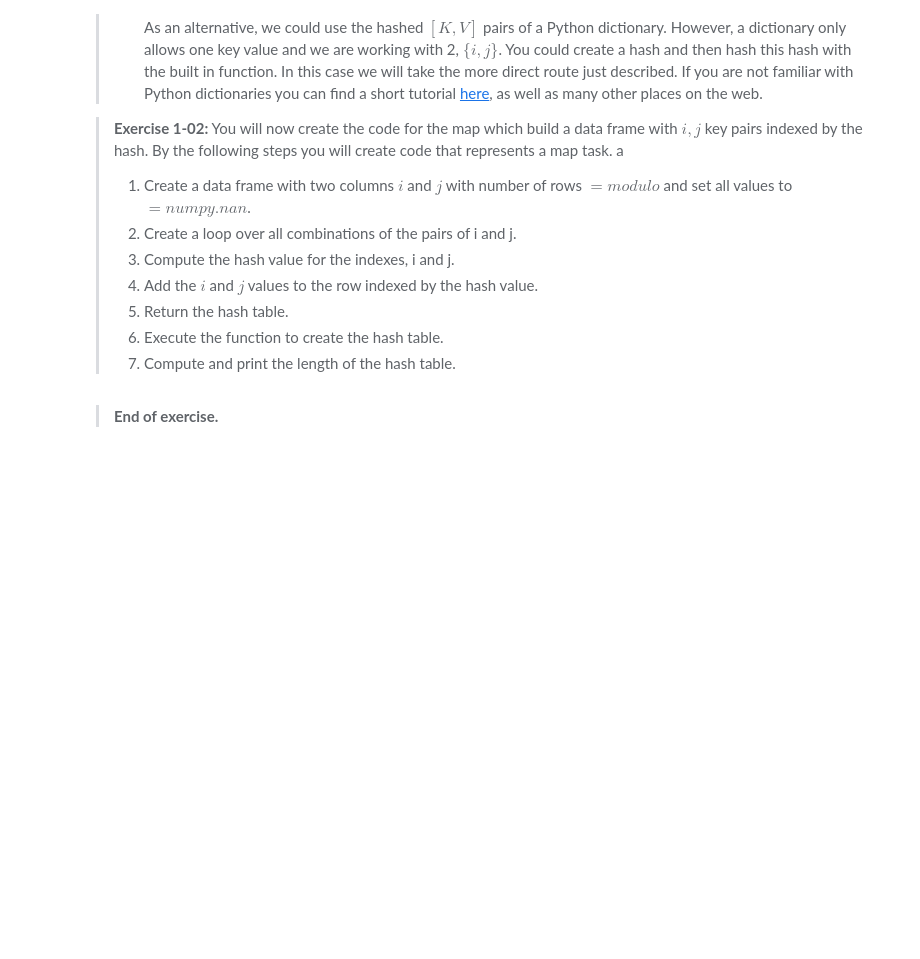
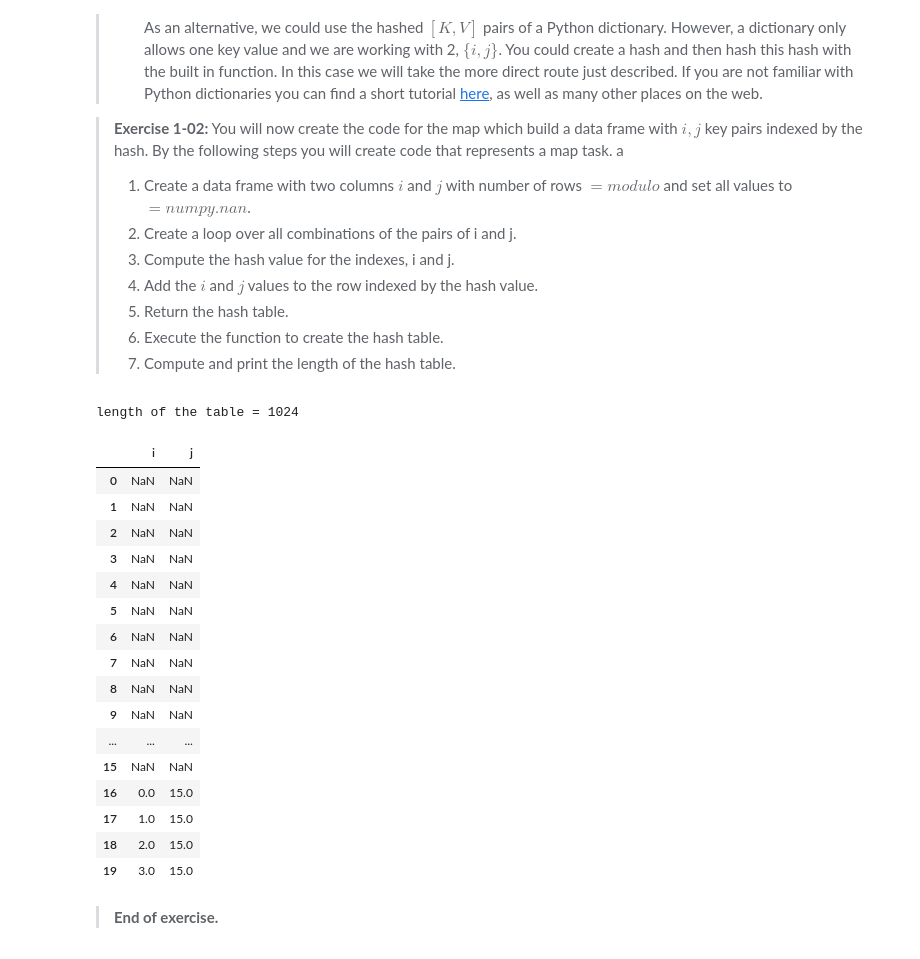
Before and after one commit to tenevian/Harvard-SSP-Data-Mining, a Jupyter notebook: notebooks/01_PitfallsInDataMining.ipynb, the cells around one changed output. Drawn from its saved outputs; the diff is of its cells as text; code cells hidden in the pictures; blank space fills up the shorter version.

```diff
--- a/notebooks/01_PitfallsInDataMining.ipynb
+++ b/notebooks/01_PitfallsInDataMining.ipynb
@@ -206,15 +223,42 @@ We are constructing this example a map and a reduce process. The processes are i
 # %%
 def map_hypothesis(hash_key, modulo):
     ## Put your code below.
+    df = pd.DataFrame(np.nan, index=range(modulo), columns=['i','j'])
 
-
-    return hash_table
+    for i, j in list(combinations(range(ncolumns), 2)):
+        h = hash_function(i, j, hash_key, modulo)
+        if pd.isna(df.loc[h, 'i']):
+            df.loc[h, 'i'] = i
+            df.loc[h, 'j'] = j
+        else:
+            df.loc[h, 'i'] = str(df.loc[h, 'i']) + ',' + str(i)
+            df.loc[h, 'j'] = str(df.loc[h, 'j']) + ',' + str(j)
+    return df
 
 hash_key=7873
 modulo = 1024
 hash_table = map_hypothesis(hash_key, modulo)
 print('length of the table = ' + str(len(hash_table)))
 hash_table.head(20)
+# %% [output]
+length of the table = 1024
+|  | i | j |
+| 0 | NaN | NaN |
+| 1 | NaN | NaN |
+| 2 | NaN | NaN |
+| 3 | NaN | NaN |
+| 4 | NaN | NaN |
+| 5 | NaN | NaN |
+| 6 | NaN | NaN |
+| 7 | NaN | NaN |
+| 8 | NaN | NaN |
+| 9 | NaN | NaN |
+| ... | ... | ... |
+| 15 | NaN | NaN |
+| 16 | 0.0 | 15.0 |
+| 17 | 1.0 | 15.0 |
+| 18 | 2.0 | 15.0 |
+| 19 | 3.0 | 15.0 |
 # %% [markdown]
 > **End of exercise.**
 # %% [markdown]
```
Also changed, not shown: parts of 45 cells of this notebook, 1 other file.
